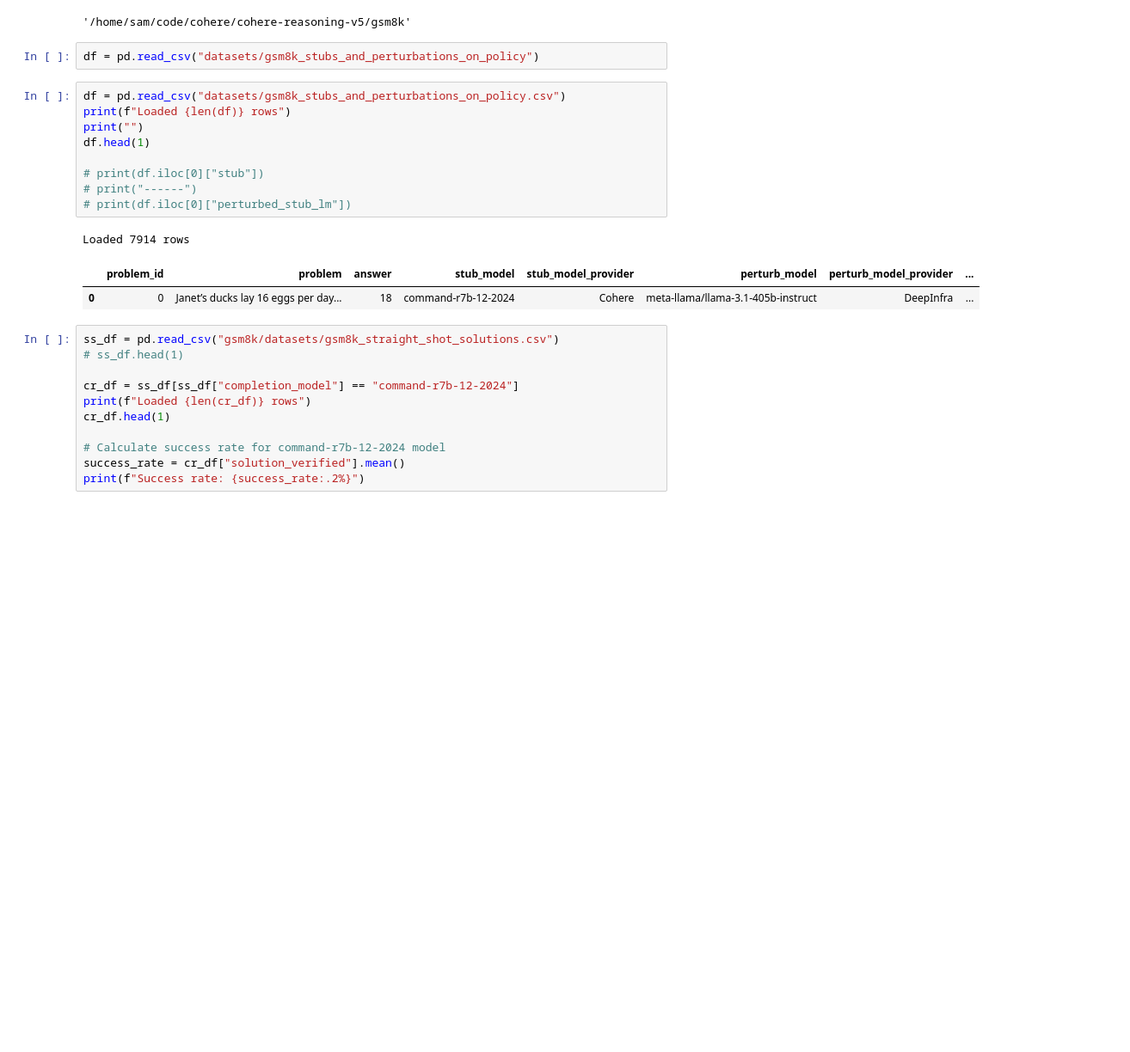
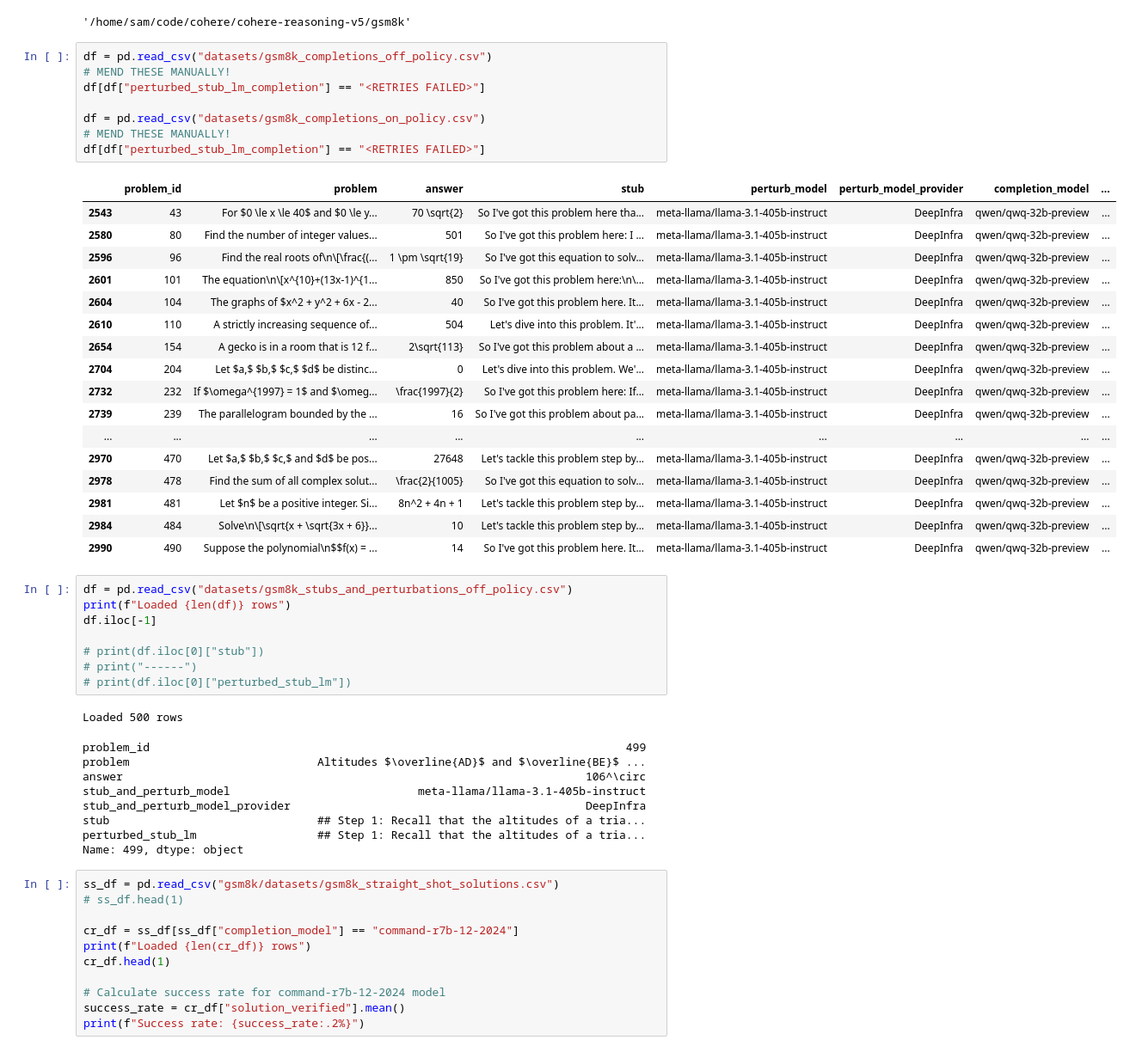
Before and after one commit to sasilver75/cohere-reasoning-v5, a Jupyter notebook: gsm8k/scratch.ipynb, the cells around one changed output. Shown at 86% size. Cells and saved outputs as stored; diff of their text form; blank space fills up the shorter version.

```diff
--- a/gsm8k/scratch.ipynb
+++ b/gsm8k/scratch.ipynb
@@ -5,21 +5,50 @@ import os
 os.getcwd()
 # %% [output]
 '/home/sam/code/cohere/cohere-reasoning-v5/gsm8k'
-# %%
-df = pd.read_csv("datasets/gsm8k_stubs_and_perturbations_on_policy")
+# %%
+df = pd.read_csv("datasets/gsm8k_completions_off_policy.csv")
+# MEND THESE MANUALLY!
+df[df["perturbed_stub_lm_completion"] == "<RETRIES FAILED>"]
+
+df = pd.read_csv("datasets/gsm8k_completions_on_policy.csv")
+# MEND THESE MANUALLY!
+df[df["perturbed_stub_lm_completion"] == "<RETRIES FAILED>"]
+# %% [output]
+|  | problem_id | problem | answer | stub | perturb_model | perturb_model_provider | completion_model | ... |
+| 2543 | 43 | For $0 \le x \le 40$ and $0 \le y... | 70 \sqrt{2} | So I've got this problem here tha... | meta-llama/llama-3.1-405b-instruct | DeepInfra | qwen/qwq-32b-preview | ... |
+| 2580 | 80 | Find the number of integer values... | 501 | So I've got this problem here: I ... | meta-llama/llama-3.1-405b-instruct | DeepInfra | qwen/qwq-32b-preview | ... |
+| 2596 | 96 | Find the real roots of\n\[\frac{(... | 1 \pm \sqrt{19} | So I've got this equation to solv... | meta-llama/llama-3.1-405b-instruct | DeepInfra | qwen/qwq-32b-preview | ... |
+| 2601 | 101 | The equation\n\[x^{10}+(13x-1)^{1... | 850 | So I've got this problem here:\n\... | meta-llama/llama-3.1-405b-instruct | DeepInfra | qwen/qwq-32b-preview | ... |
+| 2604 | 104 | The graphs of $x^2 + y^2 + 6x - 2... | 40 | So I've got this problem here. It... | meta-llama/llama-3.1-405b-instruct | DeepInfra | qwen/qwq-32b-preview | ... |
+| 2610 | 110 | A strictly increasing sequence of... | 504 | Let's dive into this problem. It'... | meta-llama/llama-3.1-405b-instruct | DeepInfra | qwen/qwq-32b-preview | ... |
+| 2654 | 154 | A gecko is in a room that is 12 f... | 2\sqrt{113} | So I've got this problem about a ... | meta-llama/llama-3.1-405b-instruct | DeepInfra | qwen/qwq-32b-preview | ... |
+| 2704 | 204 | Let $a,$ $b,$ $c,$ $d$ be distinc... | 0 | Let's dive into this problem. We'... | meta-llama/llama-3.1-405b-instruct | DeepInfra | qwen/qwq-32b-preview | ... |
+| 2732 | 232 | If $\omega^{1997} = 1$ and $\omeg... | \frac{1997}{2} | So I've got this problem here: If... | meta-llama/llama-3.1-405b-instruct | DeepInfra | qwen/qwq-32b-preview | ... |
+| 2739 | 239 | The parallelogram bounded by the ... | 16 | So I've got this problem about pa... | meta-llama/llama-3.1-405b-instruct | DeepInfra | qwen/qwq-32b-preview | ... |
+| ... | ... | ... | ... | ... | ... | ... | ... | ... |
+| 2970 | 470 | Let $a,$ $b,$ $c,$ and $d$ be pos... | 27648 | Let's tackle this problem step by... | meta-llama/llama-3.1-405b-instruct | DeepInfra | qwen/qwq-32b-preview | ... |
+| 2978 | 478 | Find the sum of all complex solut... | \frac{2}{1005} | So I've got this equation to solv... | meta-llama/llama-3.1-405b-instruct | DeepInfra | qwen/qwq-32b-preview | ... |
+| 2981 | 481 | Let $n$ be a positive integer. Si... | 8n^2 + 4n + 1 | Let's tackle this problem step by... | meta-llama/llama-3.1-405b-instruct | DeepInfra | qwen/qwq-32b-preview | ... |
+| 2984 | 484 | Solve\n\[\sqrt{x + \sqrt{3x + 6}}... | 10 | Let's tackle this problem step by... | meta-llama/llama-3.1-405b-instruct | DeepInfra | qwen/qwq-32b-preview | ... |
+| 2990 | 490 | Suppose the polynomial\n$$f(x) = ... | 14 | So I've got this problem here. It... | meta-llama/llama-3.1-405b-instruct | DeepInfra | qwen/qwq-32b-preview | ... |
 # %%
-df = pd.read_csv("datasets/gsm8k_stubs_and_perturbations_on_policy.csv")
+df = pd.read_csv("datasets/gsm8k_stubs_and_perturbations_off_policy.csv")
 print(f"Loaded {len(df)} rows")
-print("")
-df.head(1)
+df.iloc[-1]
 
 # print(df.iloc[0]["stub"])
 # print("------")
 # print(df.iloc[0]["perturbed_stub_lm"])
 # %% [output]
-Loaded 7914 rows
+Loaded 500 rows
-|  | problem_id | problem | answer | stub_model | stub_model_provider | perturb_model | perturb_model_provider | ... |
-| 0 | 0 | Janet’s ducks lay 16 eggs per day... | 18 | command-r7b-12-2024 | Cohere | meta-llama/llama-3.1-405b-instruct | DeepInfra | ... |
+problem_id                                                                       499
+problem                            Altitudes $\overline{AD}$ and $\overline{BE}$ ...
+answer                                                                     106^\circ
+stub_and_perturb_model                            meta-llama/llama-3.1-405b-instruct
+stub_and_perturb_model_provider                                            DeepInfra
+stub                               ## Step 1: Recall that the altitudes of a tria...
+perturbed_stub_lm                  ## Step 1: Recall that the altitudes of a tria...
+Name: 499, dtype: object
 # %%
 ss_df = pd.read_csv("gsm8k/datasets/gsm8k_straight_shot_solutions.csv")
 # ss_df.head(1)
```
Also changed, not shown: 10 other files.
